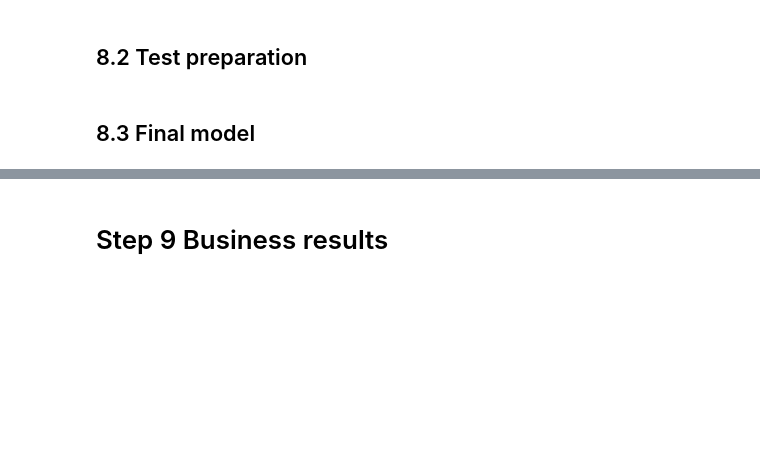
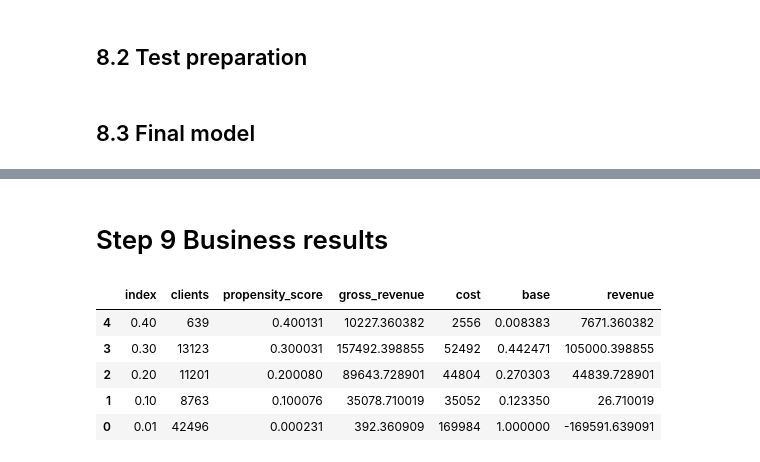
Before and after one commit to Eduardo-95-DS/Car-Insurance-Interest, a Jupyter notebook: notebooks/look_1.0-ear-health-insurance-cross-sell.ipynb, the cells around one changed output, grey strips where cells are left out. Drawn from its saved outputs; the diff is of its cells as text; code cells hidden in the pictures; blank space fills up the shorter version.

```diff
--- a/notebooks/look_1.0-ear-health-insurance-cross-sell.ipynb
+++ b/notebooks/look_1.0-ear-health-insurance-cross-sell.ipynb
@@ -2335,2 +2335,52 @@ Recall at 50% 0.9877139556862333
-# %% [markdown]
-# Step 9 Business results
+# %% [markdown]
+# Step 9 Business results
+# %%
+# LGBM
+results = pd.DataFrame()
+results['prediction'] = yhat_lgbm_final[:,1].tolist()
+results['real'] = y_test.tolist()
+
+# ordering by prediction
+results = results.sort_values( 'prediction', ascending=False )
+
+# Percentage of intereset ( Propensity Score )
+results['real_cum'] = results['real'].cumsum()
+results['real_cum_perc'] = 100*results['real_cum']/results['real'].sum()
+
+# Percentage of Base ( Clients )
+results['base'] = range( 1, len( results ) + 1  )
+results['base_cum_perc'] = 100*results['base']/len( results )
+
+# Compute bucket
+results['bucket'] = results['prediction'].apply( lambda x: 0.9 if x >= 0.90 else
+                                                           0.8 if ( x >= 0.80) & ( x <= 0.90 ) else
+                                                           0.7 if ( x >= 0.70) & ( x <= 0.80 ) else
+                                                           0.6 if ( x >= 0.60) & ( x <= 0.70 ) else
+                                                           0.5 if ( x >= 0.50) & ( x <= 0.60 ) else
+                                                           0.4 if ( x >= 0.40) & ( x <= 0.50 ) else
+                                                           0.3 if ( x >= 0.30) & ( x <= 0.40 ) else
+                                                           0.2 if ( x >= 0.20) & ( x <= 0.30 ) else
+                                                           0.1 if ( x >= 0.10) & ( x <= 0.20 ) else 0.01 )
+
+#  Aggregate clients among buckets
+df = results[['prediction','bucket']].groupby( 'bucket' ).agg( {'min', 'count'} ).reset_index()
+df.columns = df.columns.droplevel()
+df.columns = ['index', 'clients', 'propensity_score']
+
+# Compute revenue and cost
+df['gross_revenue'] = 40 * df['clients'] * df['propensity_score']
+df['cost'] = 4 * df['clients']
+
+df['base'] = df['clients'].sort_values( ascending=True ).cumsum() / df['clients'].sum()
+
+# revenue
+df['revenue'] = df['gross_revenue'] - df['cost']
+df = df.sort_values( 'index', ascending=False )
+df
+# %% [output]
+|  | index | clients | propensity_score | gross_revenue | cost | base | revenue |
+| 4 | 0.40 | 639 | 0.400131 | 10227.360382 | 2556 | 0.008383 | 7671.360382 |
+| 3 | 0.30 | 13123 | 0.300031 | 157492.398855 | 52492 | 0.442471 | 105000.398855 |
+| 2 | 0.20 | 11201 | 0.200080 | 89643.728901 | 44804 | 0.270303 | 44839.728901 |
+| 1 | 0.10 | 8763 | 0.100076 | 35078.710019 | 35052 | 0.123350 | 26.710019 |
+| 0 | 0.01 | 42496 | 0.000231 | 392.360909 | 169984 | 1.000000 | -169591.639091 |
```
Also changed, not shown: parts of 14 cells of this notebook, 1 other file.
